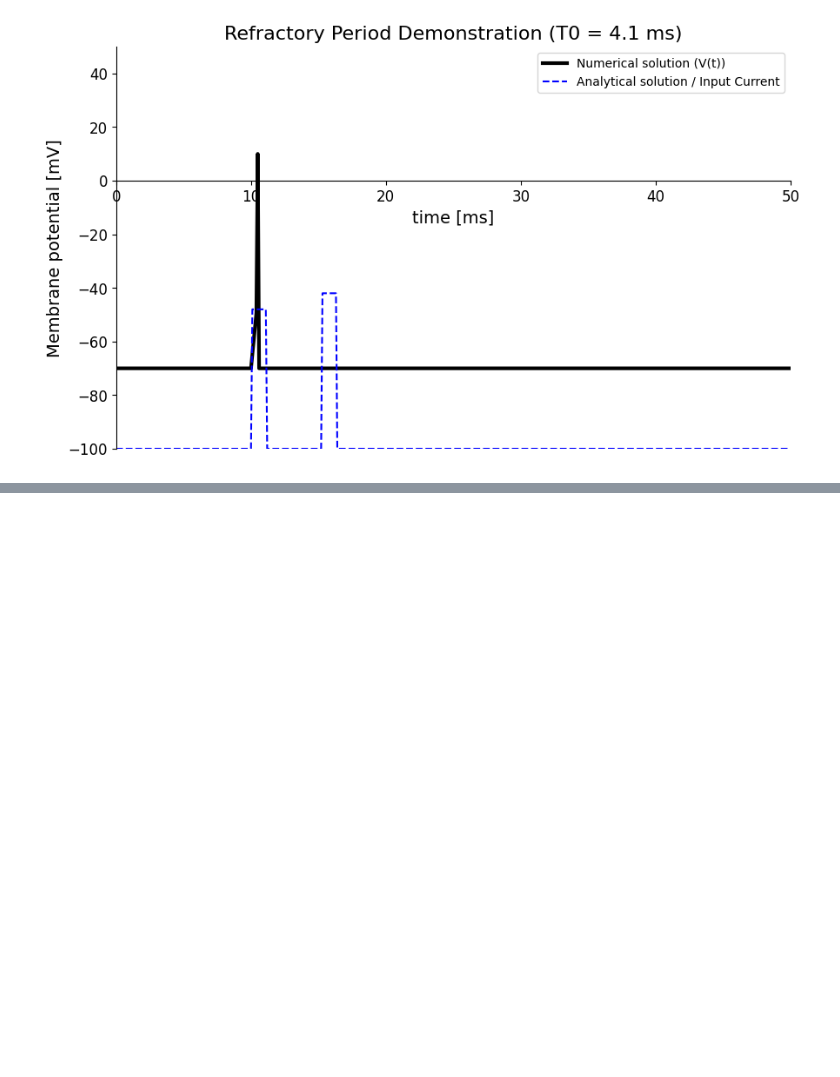
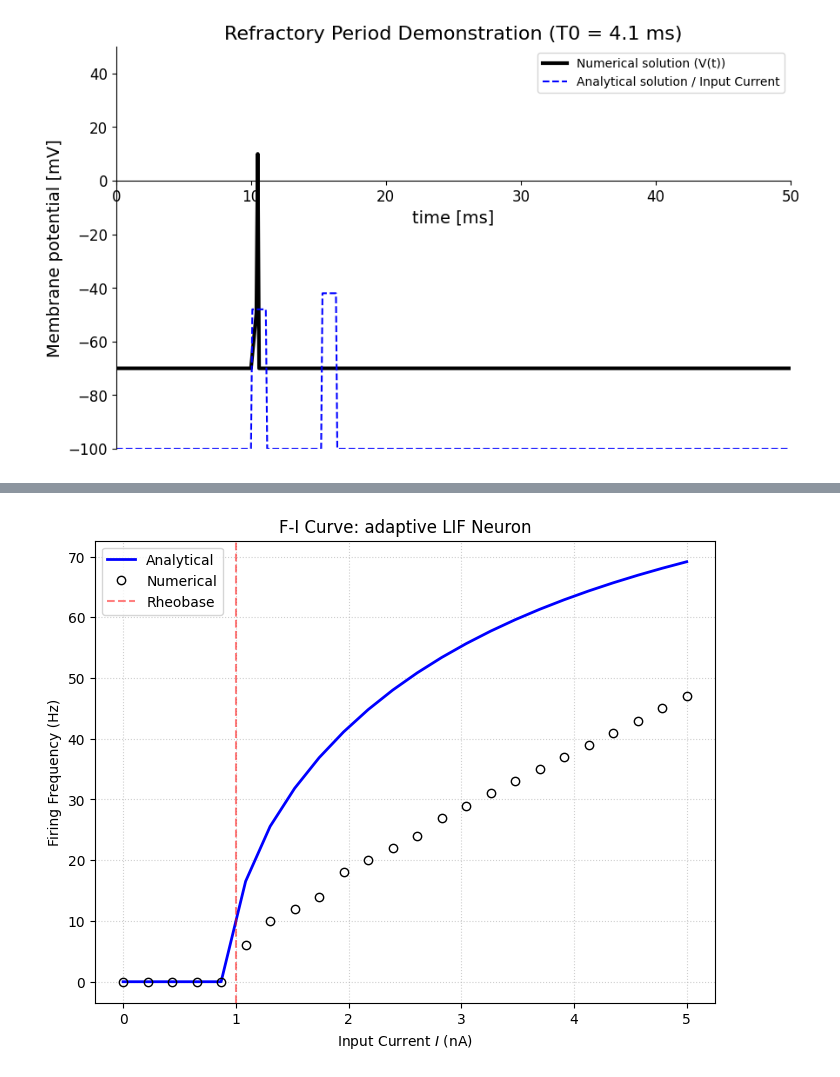
Before and after one commit to mgiugliano/ModellingNeuralSystems, a Jupyter notebook: notebooks/IF.ipynb, the cells around one changed output, grey strips where cells are left out. Drawn from its saved outputs; the diff is of its cells as text; code cells hidden in the pictures; blank space fills up the shorter version.

```diff
--- a/notebooks/IF.ipynb
+++ b/notebooks/IF.ipynb
@@ -282,0 +457,54 @@ plt.show()
+# %%
+# @title Frequency-Current curve - change simulation times and current steps { run: "auto" }
+T = 510 #@param {type:"slider", min:10, max:5000, step:20}
+n_step = 24 #@param {type:"slider", min:2, max:200, step:2}
+tau_w = 71 #@param {type:"slider", min:1, max:1000, step:10}
+b = 1 #@param {type:"slider", min:0, max:20, step:1}
+
+import numpy as np
+import matplotlib.pyplot as plt
+
+def get_analytical_frequency(I):
+    """
+    Calculates the steady-state firing rate analytically.
+    """
+    I_rheobase = (θ - E) / R
+
+    # If current is too low to reach threshold, frequency is 0
+    if I <= I_rheobase:
+        return 0.0
+
+    # Calculation of Inter-Spike Interval (ISI)
+    # Formula: tau * ln( (RI + E - E_reset) / (RI + E - θ) )
+    # Note: In this model, E_reset is equal to E
+
+    T_isi = R * C * np.log(R * I / (R * I + E - θ))
+
+    # Frequency is 1 / (ISI + Refractory Period)
+    # We multiply by 1000 to convert ms to seconds (Hz)
+    return 1000.0 / (T_isi + Tarp)
+
+# --- 3. Numerical Simulation ---
+def run_simulation(I):
+  time, W, freq, Adapt = aIF(I, T=T, tau_w=tau_w, b=b)
+  return freq
+
+# --- 4. Generate the F-I Curve ---
+current_range = np.linspace(0, 5, n_step) # Current from 0 to 5 nA
+freq_analytical = [get_analytical_frequency(i) for i in current_range]
+freq_numerical = [run_simulation(i) for i in current_range]
+
+# --- 5. Plotting ---
+plt.figure(figsize=(8, 6))
+plt.plot(current_range, freq_analytical, label='Analytical', color='blue', linewidth=2)
+plt.plot(current_range, freq_numerical, 'o', label='Numerical', color='black', markerfacecolor='none')
+
+plt.axvline((θ - E)/R, color='red', linestyle='--', alpha=0.5, label='Rheobase')
+plt.title('F-I Curve: adaptive LIF Neuron')
+plt.xlabel('Input Current $I$ (nA)')
+plt.ylabel('Firing Frequency (Hz)')
+plt.legend()
+plt.grid(True, linestyle=':', alpha=0.6)
+plt.show()
+# %% [output]
+[figure, added]
```
Also changed, not shown: parts of 8 cells of this notebook.
